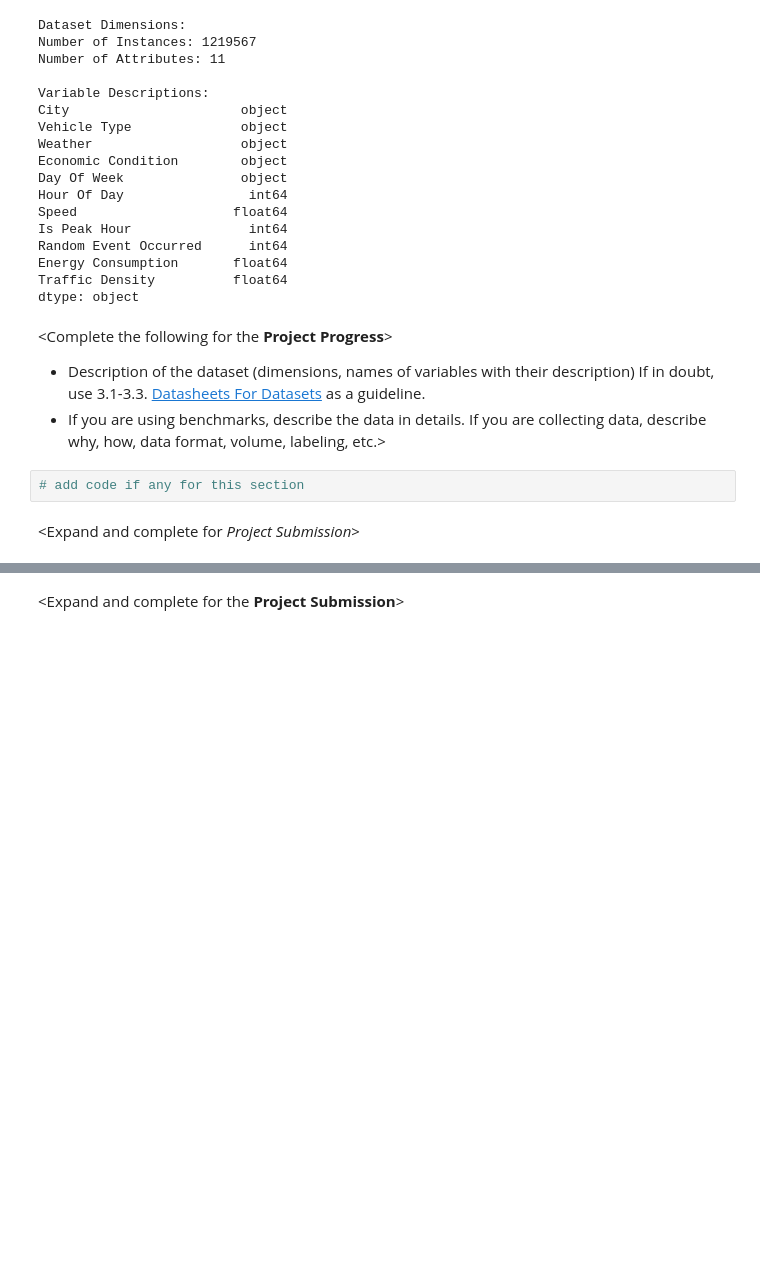
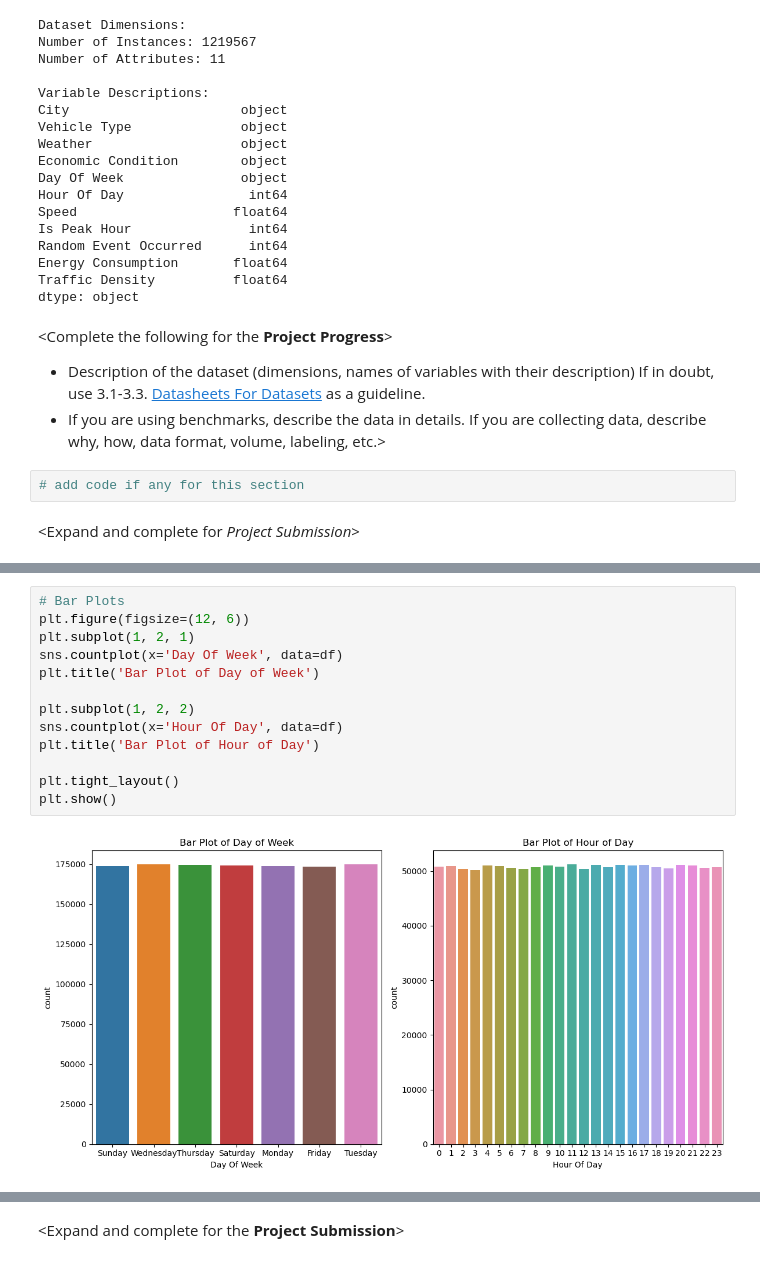
Before and after one commit to zoe-becker/ML-Traffic-Analysis, a Jupyter notebook: ProjectProgress.ipynb, the cells around one changed output, grey strips where cells are left out. Cells and saved outputs as stored; diff of their text form; blank space fills up the shorter version.

```diff
--- a/ProjectProgress.ipynb
+++ b/ProjectProgress.ipynb
@@ -153,0 +221,15 @@ dtype: object
+# %%
+# Bar Plots
+plt.figure(figsize=(12, 6))
+plt.subplot(1, 2, 1)
+sns.countplot(x='Day Of Week', data=df)
+plt.title('Bar Plot of Day of Week')
+
+plt.subplot(1, 2, 2)
+sns.countplot(x='Hour Of Day', data=df)
+plt.title('Bar Plot of Hour of Day')
+
+plt.tight_layout()
+plt.show()
+# %% [output]
+[figure, added]
```
Also changed, not shown: parts of 8 cells of this notebook, 1 other file.
